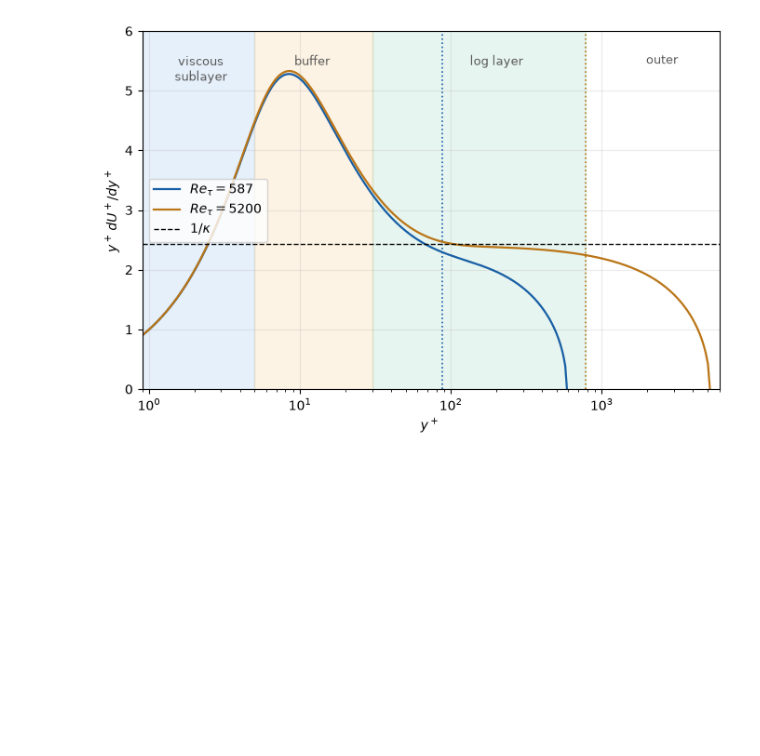
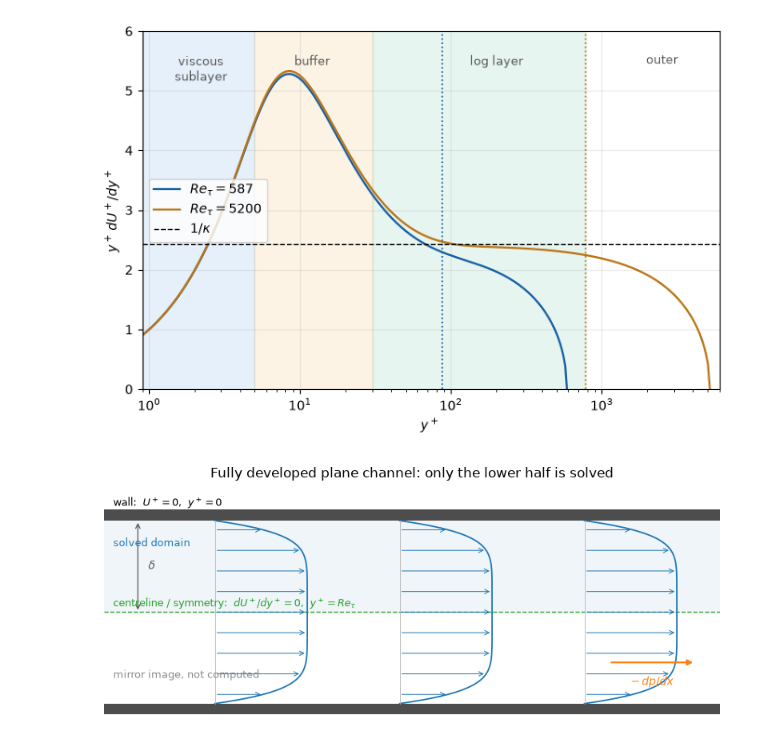
Before and after one commit to andriunas-sim/turbulent-channel-solver, a Jupyter notebook: notebooks/explore.ipynb, the cells around one changed output. Saved outputs shown, nothing was run; the diff lists cells and outputs as text; code cells hidden in the pictures; blank space fills up the shorter version.

Commit message:
added a problem geometry plot via Jupyter

```diff
--- a/notebooks/explore.ipynb
+++ b/notebooks/explore.ipynb
@@ -111,3 +111,55 @@ ax.set_xlabel('$y^+$'); ax.set_ylabel(r'$y^+\,dU^+/dy^+$')
 ax.legend(loc='center left'); ax.grid(alpha=0.25)
 # %% [output]
 [figure]
+# %%
+import numpy as np
+import matplotlib.pyplot as plt
+from matplotlib.patches import Rectangle
+
+fig, ax = plt.subplots(figsize=(8, 3.6))
+
+# walls
+ax.add_patch(Rectangle((0, 1.0), 10, 0.12, fc="0.3", ec="none"))
+ax.add_patch(Rectangle((0, -1.12), 10, 0.12, fc="0.3", ec="none"))
+
+# solved half
+ax.add_patch(Rectangle((0, 0), 10, 1.0, fc="tab:blue", alpha=0.07, ec="none"))
+
+# centreline
+ax.axhline(0, color="tab:green", lw=1.0, ls="--")
+
+# velocity profiles at three stations, identical because fully developed
+y = np.linspace(-1, 1, 200)
+U = 1.0 - np.abs(y) ** 7
+for x0 in (1.8, 4.8, 7.8):
+    ax.plot(x0 + 1.5 * U, y, color="tab:blue", lw=1.3)
+    ax.plot([x0, x0], [-1, 1], color="0.7", lw=0.6)
+    for yv in np.linspace(-0.9, 0.9, 9):
+        ax.annotate("", xy=(x0 + 1.5 * (1 - abs(yv) ** 7), yv), xytext=(x0, yv),
+                    arrowprops=dict(arrowstyle="->", lw=0.7, color="tab:blue"))
+
+# driving pressure gradient
+ax.annotate("", xy=(9.6, -0.55), xytext=(8.2, -0.55),
+            arrowprops=dict(arrowstyle="-|>", lw=1.6, color="tab:orange"))
+ax.text(8.9, -0.8, r"$-\,dp/dx$", color="tab:orange", ha="center")
+
+# wall-normal extent
+ax.annotate("", xy=(0.55, 1.0), xytext=(0.55, 0),
+            arrowprops=dict(arrowstyle="<->", lw=0.9, color="0.35"))
+ax.text(0.72, 0.5, r"$\delta$", color="0.35", va="center")
+
+ax.text(0.15, 1.16, r"wall:  $U^+ = 0$,  $y^+ = 0$", fontsize=9)
+ax.text(0.15, 0.06, r"centreline / symmetry:  $dU^+/dy^+ = 0$,  $y^+ = Re_\tau$",
+        color="tab:green", fontsize=9)
+ax.text(0.15, 0.72, "solved domain", color="tab:blue", fontsize=9)
+ax.text(0.15, -0.72, "mirror image, not computed", color="0.55", fontsize=9)
+
+ax.set_xlim(0, 10); ax.set_ylim(-1.3, 1.4)
+ax.set_xticks([]); ax.set_yticks([])
+for s in ax.spines.values():
+    s.set_visible(False)
+ax.set_title("Fully developed plane channel: only the lower half is solved")
+plt.tight_layout()
+plt.show()
+# %% [output]
+[figure, added]
```
